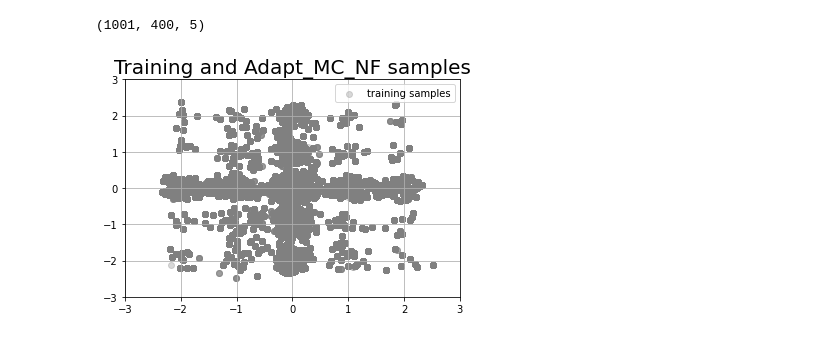
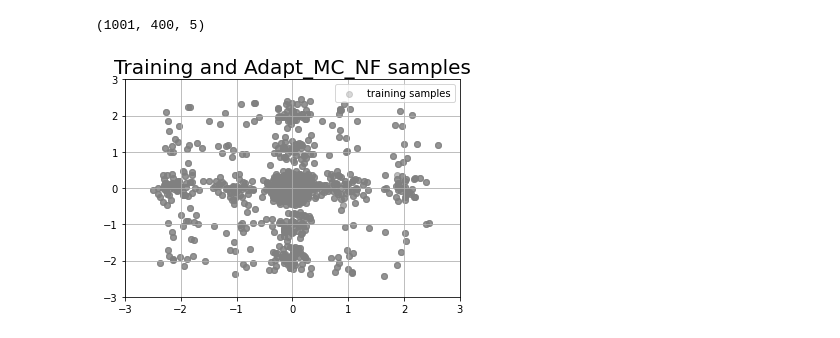
Before and after one commit to premolab/gans_sampling, a Jupyter notebook: notebooks/adaptive_mc.ipynb, the cells around one changed output. Saved outputs shown, nothing was run; the diff lists cells and outputs as text; code cells hidden in the pictures.

```diff
--- a/notebooks/adaptive_mc.ipynb
+++ b/notebooks/adaptive_mc.ipynb
@@ -230,15 +214,16 @@ X_train = np.array(array).reshape(-1,2)
 # %%
 plt.figure()
 plt.xlim(-3., 3.)
 plt.ylim(-3., 3.)
 plt.title(f"Training and Adapt_MC_NF samples", fontsize=20)
-plt.scatter(X_train[:,:1], X_train[:,1], alpha=0.3, color='gray',
+plt.scatter(X_train[-5000:,:1], X_train[-5000:,1], alpha=0.3, color='gray',
             marker='o', label = 'training samples')
 label = 'Adapt_MC_NF samples'
 
 #plt.scatter(fake[:,:1], fake[:,1:], alpha=0.3, color='blue',
 #            marker='o', label = label)
 plt.legend()
 plt.grid(True)
+plt.show()
 # %% [output]
-[figure, old version]
+[figure, new version]
```
Also changed, not shown: parts of 7 cells of this notebook, 2 other files.
